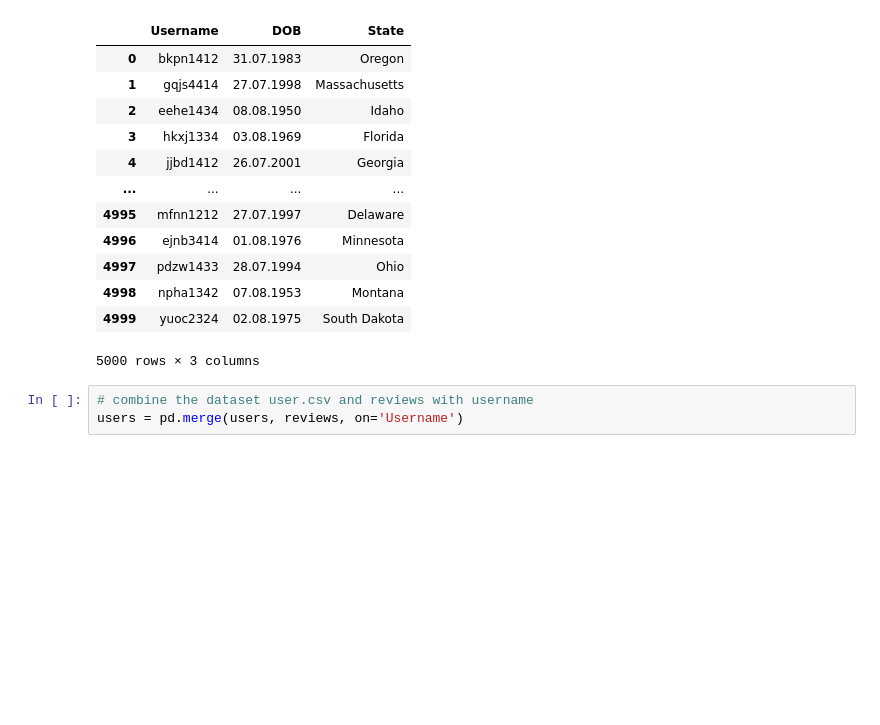
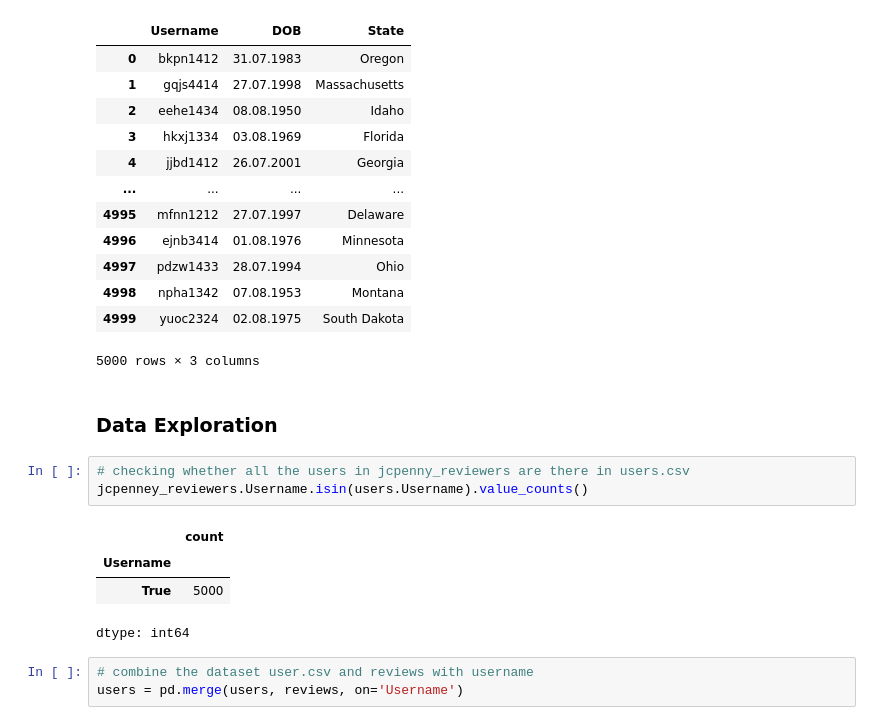
Before and after one commit to Malki9/3601763_BD2, a Jupyter notebook: 3601763_BD2.ipynb, the cells around one changed output. Saved outputs shown, nothing was run; the diff lists cells and outputs as text; blank space fills up the shorter version.

```diff
--- a/3601763_BD2.ipynb
+++ b/3601763_BD2.ipynb
@@ -206,6 +206,16 @@ users
 | 4998 | npha1342 | 07.08.1953 | Montana |
 | 4999 | yuoc2324 | 02.08.1975 | South Dakota |
 5000 rows × 3 columns
+# %% [markdown]
+### Data Exploration
+# %%
+# checking whether all the users in jcpenny_reviewers are there in users.csv
+jcpenney_reviewers.Username.isin(users.Username).value_counts()
+# %% [output]
+|  | count |
+| Username |  |
+| True | 5000 |
+dtype: int64
 # %%
 # combine the dataset user.csv and reviews with username
 users = pd.merge(users, reviews, on='Username')
```
Also changed, not shown: parts of 2 cells of this notebook.
